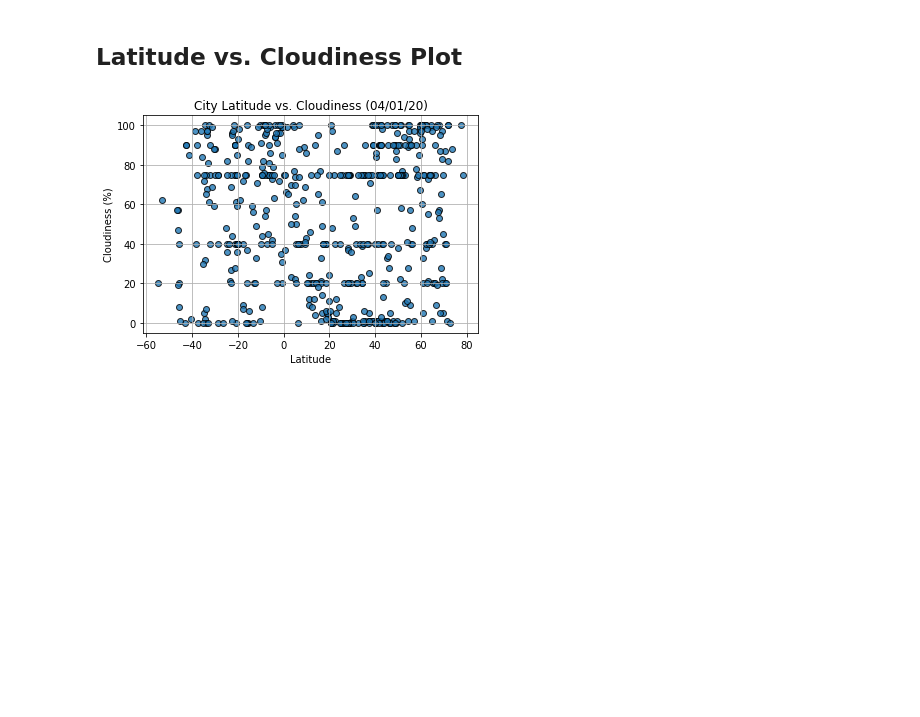
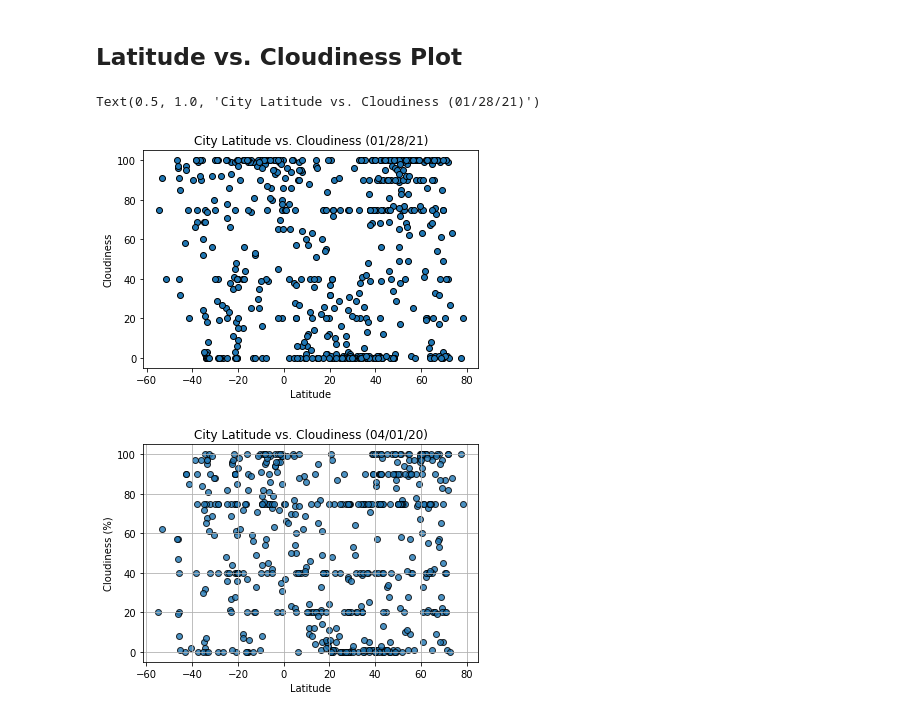
Before and after one commit to LisaCaruana/Python-api-challenge, a Jupyter notebook: WeatherPy/WeatherPy.ipynb, the cells around one changed output. Saved outputs shown, nothing was run; the diff lists cells and outputs as text; code cells hidden in the pictures; blank space fills up the shorter version.

```diff
--- a/WeatherPy/WeatherPy.ipynb
+++ b/WeatherPy/WeatherPy.ipynb
@@ -252,5 +256,13 @@ city_df.plt(kind='scatter', x='Lat', y='Max Temp')
 # %% [markdown]
 ## Latitude vs. Cloudiness Plot
+# %%
+plt.scatter(lat, cloudiness, edgecolors= "black")
+plt.xlabel('Latitude')
+plt.ylabel('Cloudiness')
+plt.title('City Latitude vs. Cloudiness (01/28/21)')
+# %% [output]
+Text(0.5, 1.0, 'City Latitude vs. Cloudiness (01/28/21)')
+[figure, added]
 # %%
 # %% [output]
 [figure]
```
Also changed, not shown: parts of 8 cells of this notebook, 1 other file.
